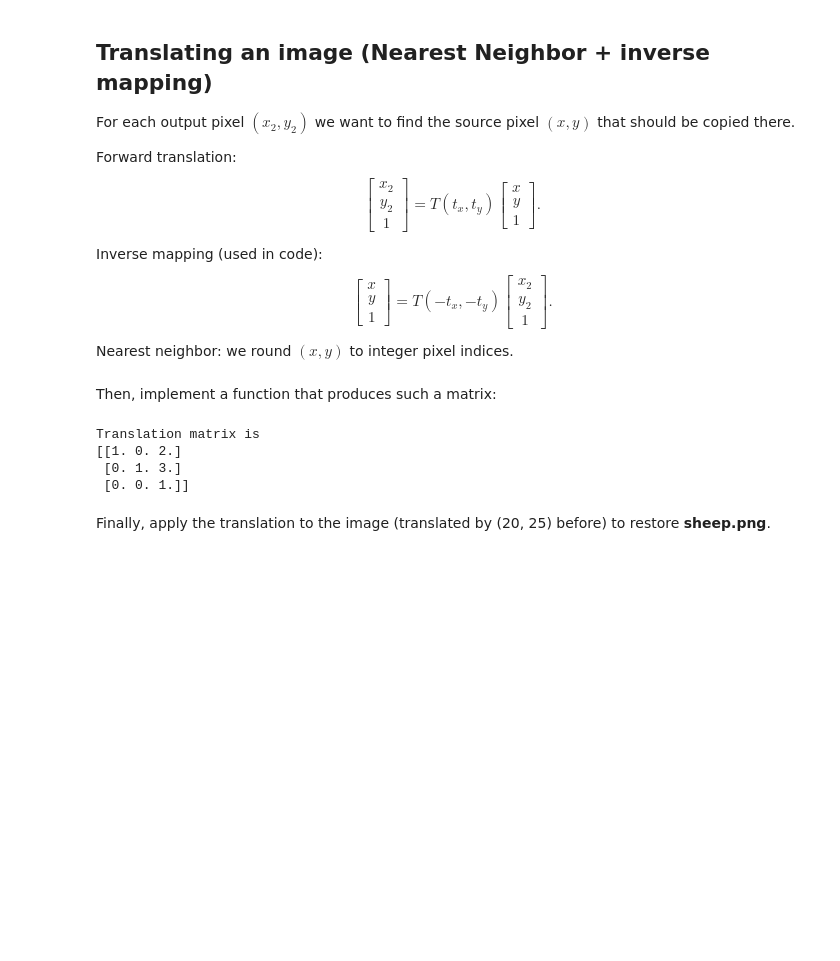
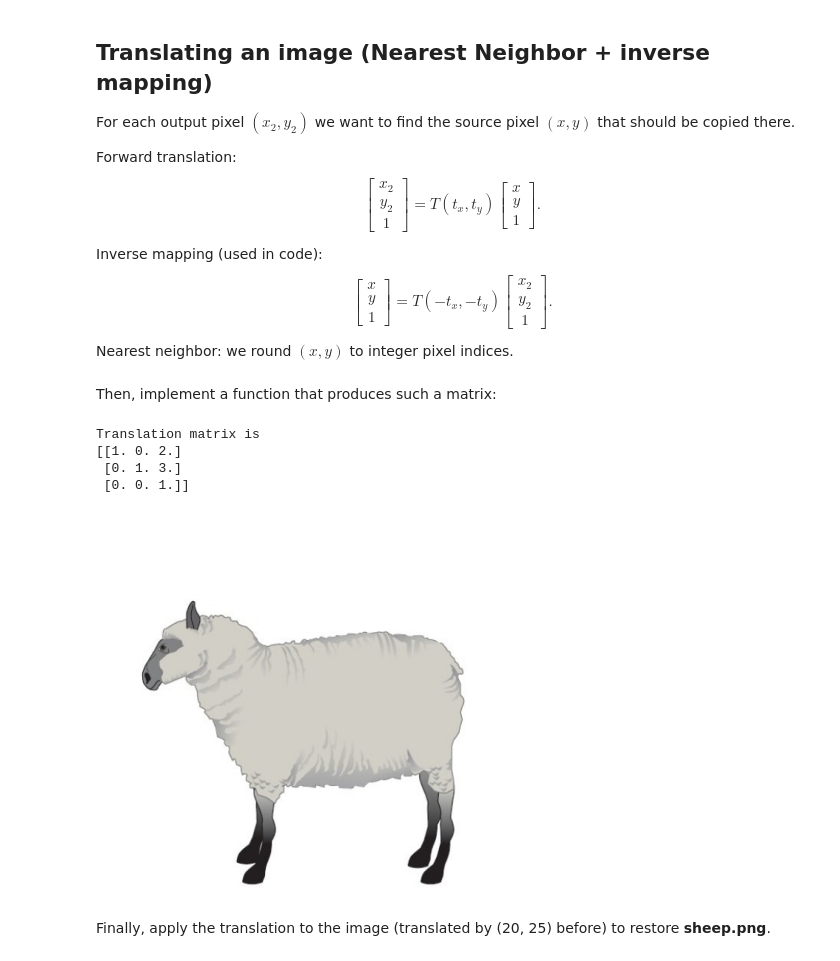
Before and after one commit to MunenNoKage/Lab_1_Transformation_Matrices, a Jupyter notebook: LA_Lab_1_template_2026.ipynb, the cells around one changed output. Saved outputs shown, nothing was run; the diff lists cells and outputs as text; code cells hidden in the pictures; blank space fills up the shorter version.

Commit message:
fix showing images and restored

```diff
--- a/LA_Lab_1_template_2026.ipynb
+++ b/LA_Lab_1_template_2026.ipynb
@@ -296,3 +295,12 @@ import matplotlib.pyplot as plt
+# %%
+# scaled_img = cv.imread("./scaled_sheep.png")
+# cv2_imshow(scaled_img)
+
+img = cv2.imread('scaled_sheep.png')
+img = cv2.cvtColor(img, cv2.COLOR_BGR2RGB)
+plt.imshow(scale_image_nn(img, 1, 1/0.5))
+plt.axis('off')
+plt.show()
 # %%
 ##### YOUR CODE STARTS #####
 # restored_img = ...
@@ -494,36 +503,44 @@ def translate_image_nn(img, tx, ty, bg=None):
     T_inv = get_translation_matrix(-tx, -ty)
 
 
     if bg is None:
         if np.issubdtype(img.dtype, np.floating):
             bg = 1.0
         else:
             bg = 255
 
     if C == 1:
         out = np.full((H, W), bg, dtype=img.dtype)
     else:
         out = np.full((H, W, C), bg, dtype=img.dtype)
 
 
     for y2 in range(H):
         for x2 in range(W):
             src = T_inv @ np.array([x2, y2, 1.0], dtype=float)
             x = int(round(src[0]))
             y = int(round(src[1]))
 
             if 0 <= x < W and 0 <= y < H:
                 out[y2, x2] = img[y, x]
 
     return out
 
 
-img = mpimg.imread("sheep.png")
+# img = mpimg.imread("sheep.png")
 
 
-tx, ty = 30, 30
-translated = translate_image_nn(img, tx, ty)
+# tx, ty = 30, 30
+# translated = translate_image_nn(img, tx, ty)
 
-plt.imsave("translated_sheep15.png", translated)
+# plt.imsave("translated_sheep15.png", translated)
+
+img = cv2.imread('sheep.png')
+img = cv2.cvtColor(img, cv2.COLOR_BGR2RGB)
+plt.imshow(translate_image_nn(img, 20, 25))
+plt.axis('off')
+plt.show()
+# %% [output]
+[figure, added]
 # %% [markdown]
 Finally, apply the translation to the image (translated by (20, 25) before) to restore **sheep.png**.
```
Also changed, not shown: parts of 6 cells of this notebook.
